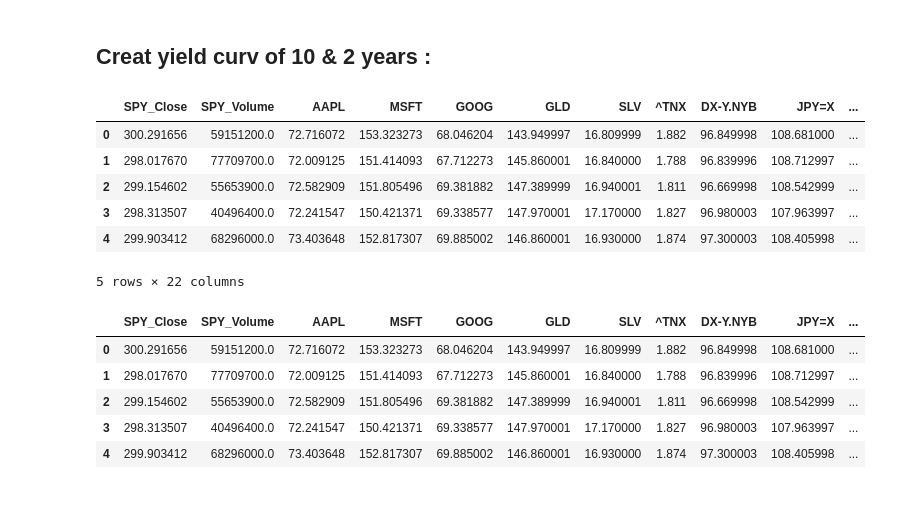
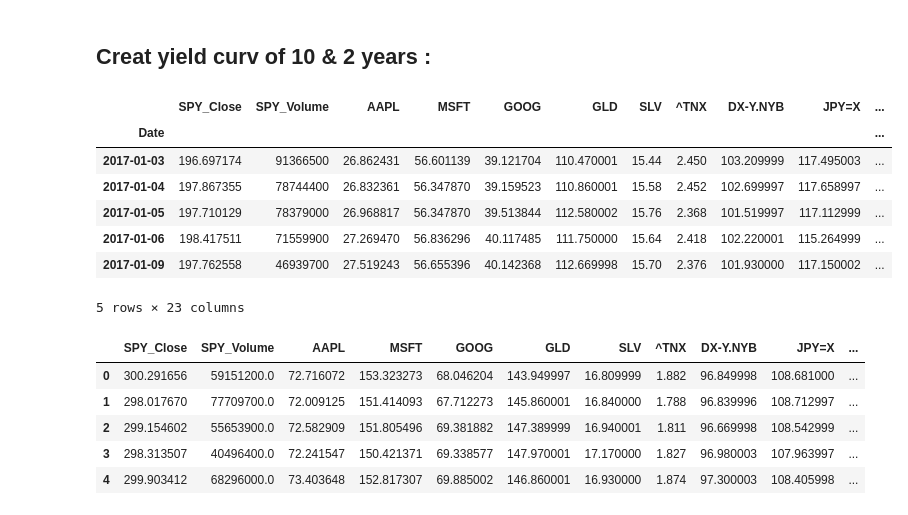
Before and after one commit to omerkobi/project-stock_Return, a Jupyter notebook: import_stock_data.ipynb, the cells around one changed output. Saved outputs shown, nothing was run; the diff lists cells and outputs as text; code cells hidden in the pictures.

```diff
--- a/import_stock_data.ipynb
+++ b/import_stock_data.ipynb
@@ -283,10 +400,11 @@ print(SPY_events.iloc[15:30, :])
 # %%
+
 SPY_events_copy = SPY_events.copy()
-for df in [df1, df2, df3, df4, df5]:
+for df in [df1, df2, df3, df4, df5,df6,df7]:
     # Merge each DataFrame with SPY_events_copy
     SPY_events_copy = SPY_events_copy.merge(df, on='ds', how='left')
     # Fill missing values with 'none event
-    SPY_events_copy['event'] = SPY_events_copy['event'].fillna('none event')
+    #SPY_events_copy['event'] = SPY_events_copy['event'].fillna('none event')
 
 SPY_events_copy.info()
 # %% [output]
@@ -467,9 +789,9 @@ AttributeError: 'Index' object has no attribute '_format_native_types'
 # %%
-SPY['month'] = SPY['ds'].dt.month
-SPY['day'] = SPY['ds'].dt.day
+#SPY['month'] = SPY['ds'].dt.month
+#SPY['day'] = SPY['ds'].dt.day
 #SPY=SPY.drop(columns='ds',axis=1)
-SPY_ = SPY[['SPY_Close','SPY_Volume']]
-SPY_.head()
+#SPY_ = SPY[['SPY_Close','SPY_Volume']]
+#SPY_.head()
 # %% [output]
 |  | SPY_Close | SPY_Volume |
 | 0 | 300.291656 | 59151200 |
@@ -498,5 +804,5 @@ memory usage: 62.8+ KB
 # %%
-tickers = ['AAPL','MSFT','GOOG', 'GLD', 'SLV','^TNX','DX-Y.NYB','JPY=X','EUR=X', 'USO','UNG','BTC-USD','CPER','^VIX','^GDAXI','^FTSE','IWM','^N225']
+tickers = ['AAPL','MSFT','GOOG', 'GLD', 'SLV','^TNX','DX-Y.NYB','JPY=X','EUR=X', 'USO','UNG','BTC-USD','CPER','^VIX','^GDAXI','^FTSE','IWM','^N225','IEI']
 
 
 # Flatten all multilevel columns to simple ones
@@ -509,8 +815,8 @@ cleaned_list = []
 for ticker in tickers:
     df = yf.download(ticker, start=start, end=end)[['Close']]
     df.columns = [ticker]  # Rename column to ticker
-    df = df.reset_index()
-    df =df.drop('Date',axis=1)
+    #df = df.reset_index()
+    #df =df.drop('Date',axis=1)
     cleaned_list.append(df)
 # %% [output]
 [*********************100%***********************]  1 of 1 completed
@@ -552,7 +858,8 @@ memory usage: 52.3+ KB
 # %%
 data_df = pd.concat(cleaned_list, axis=1)
-combined = pd.concat([SPY, data_df, yield_2y.rename(columns={'DGS2': '2Y_Yield'})], axis=1)
+#combined = pd.concat([SPY, data_df, yield_2y.rename(columns={'DGS2': '2Y_Yield'})], axis=1)
 #combined = pd.concat([SPY, data_df, yield_2y.rename(columns={'DGS2': '2Y_Yield'})], axis=1, join='inner')
+combined = SPY.join(data_df,how ='left').join(yield_2y.rename(columns={'DGS2': '2Y_Yield'}), how='left')
 # %%
 combined.info()
 # %% [output]
@@ -674,19 +977,20 @@ assert c['SPY_Close'].isna().sum() == 0
 # %%
 c['yield_curve'] = c['^TNX'] - c['2Y_Yield']
 c['yield_curve_term'] = np.sign(c['yield_curve'])
 #c['yield_curve_term'].min()
-add_l = ['market_closed_count','yield_curve_term','month','day','ds'] # I will add thoes values later
+add_l = ['market_closed_count','yield_curve_term','high-low','before_high-low'] # I will add thoes values later
 add_later = c[add_l]
 c = c.drop(add_l,axis=1)
 c.head()
 # %% [output]
 |  | SPY_Close | SPY_Volume | AAPL | MSFT | GOOG | GLD | SLV | ^TNX | DX-Y.NYB | JPY=X | ... |
-| 0 | 300.291656 | 59151200.0 | 72.716072 | 153.323273 | 68.046204 | 143.949997 | 16.809999 | 1.882 | 96.849998 | 108.681000 | ... |
-| 1 | 298.017670 | 77709700.0 | 72.009125 | 151.414093 | 67.712273 | 145.860001 | 16.840000 | 1.788 | 96.839996 | 108.712997 | ... |
-| 2 | 299.154602 | 55653900.0 | 72.582909 | 151.805496 | 69.381882 | 147.389999 | 16.940001 | 1.811 | 96.669998 | 108.542999 | ... |
-| 3 | 298.313507 | 40496400.0 | 72.241547 | 150.421371 | 69.338577 | 147.970001 | 17.170000 | 1.827 | 96.980003 | 107.963997 | ... |
-| 4 | 299.903412 | 68296000.0 | 73.403648 | 152.817307 | 69.885002 | 146.860001 | 16.930000 | 1.874 | 97.300003 | 108.405998 | ... |
+| Date |  |  |  |  |  |  |  |  |  |  | ... |
+| 2017-01-03 | 196.697174 | 91366500 | 26.862431 | 56.601139 | 39.121704 | 110.470001 | 15.44 | 2.450 | 103.209999 | 117.495003 | ... |
+| 2017-01-04 | 197.867355 | 78744400 | 26.832361 | 56.347870 | 39.159523 | 110.860001 | 15.58 | 2.452 | 102.699997 | 117.658997 | ... |
+| 2017-01-05 | 197.710129 | 78379000 | 26.968817 | 56.347870 | 39.513844 | 112.580002 | 15.76 | 2.368 | 101.519997 | 117.112999 | ... |
+| 2017-01-06 | 198.417511 | 71559900 | 27.269470 | 56.836296 | 40.117485 | 111.750000 | 15.64 | 2.418 | 102.220001 | 115.264999 | ... |
+| 2017-01-09 | 197.762558 | 46939700 | 27.519243 | 56.655396 | 40.142368 | 112.669998 | 15.70 | 2.376 | 101.930000 | 117.150002 | ... |
-5 rows × 22 columns
+5 rows × 23 columns
 # %%
 h = c.iloc[:,:-1]
 h.head()
```
Also changed, not shown: parts of 84 cells of this notebook, 10 other files.
